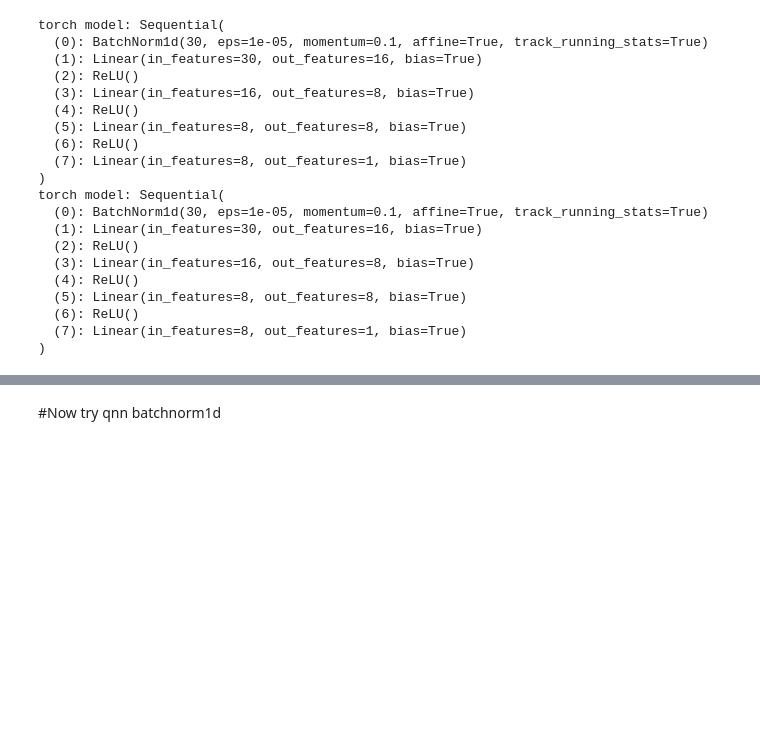
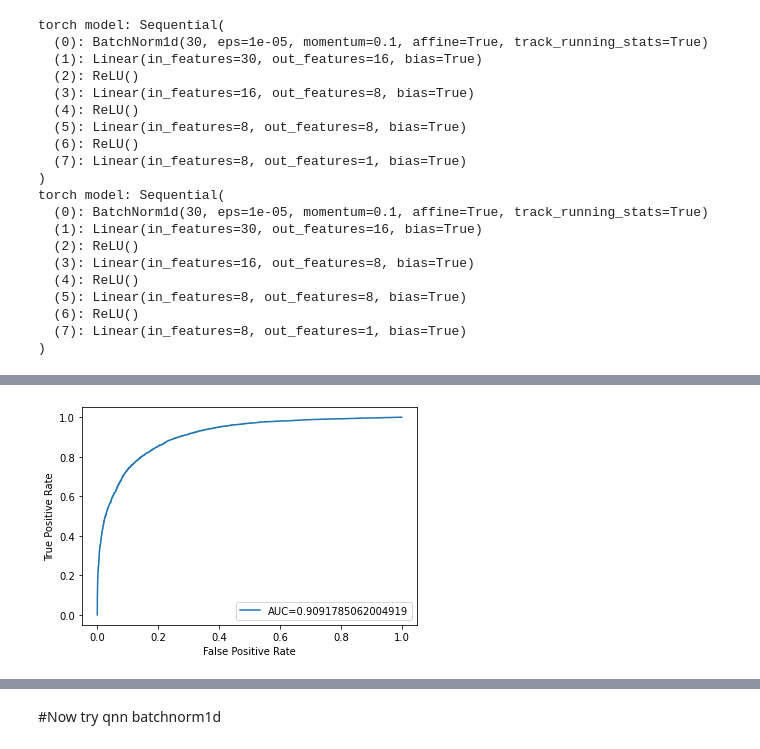
Before and after one commit to green-cabbage/brevitas, a Jupyter notebook: Brevitas_tutorial.ipynb, the cells around one changed output, grey strips where cells are left out. Cells and saved outputs as stored; diff of their text form; code cells hidden in the pictures; blank space fills up the shorter version.

```diff
--- a/Brevitas_tutorial.ipynb
+++ b/Brevitas_tutorial.ipynb
@@ -984,0 +1025,40 @@ MSE loaded torch model vs hls test output: 0.009118256159126759
+# %%
+"""
+Training phase and testing
+NOTE: no sigmoid in the model itself
+"""
+import torch.nn.functional as F
+
+normal_model.train() # put model in train mode (for batchnormalization)
+optimizer = torch.optim.AdamW(normal_model.parameters(), lr=1e-3)
+i = 0
+for x, y in train_dataloader:
+  # print(y.shape)
+  # print(normal_model(x).shape)
+  logit = normal_model(x)
+  loss = F.binary_cross_entropy(torch.sigmoid(logit), y)
+  i +=1
+  # if i > 100:
+  #   break
+
+  optimizer.zero_grad() # this deletes all previous grad calculations. very important
+  loss.backward() # calculates the gradients
+  optimizer.step() # applies backpropagation
+
+
+
+normal_model.eval() # put model in eval mode
+with torch.no_grad():
+  logit = normal_model(X_test)
+  fpr, tpr, _ = metrics.roc_curve(Y_test,  torch.sigmoid(logit))
+  auc = metrics.roc_auc_score(Y_test, torch.sigmoid(logit))
+
+
+#create ROC curve
+plt.plot(fpr,tpr,label="AUC="+str(auc))
+plt.ylabel('True Positive Rate')
+plt.xlabel('False Positive Rate')
+plt.legend(loc=4)
+plt.show()
+# %% [output]
+[figure, added]
```
Also changed, not shown: parts of 21 cells of this notebook.
